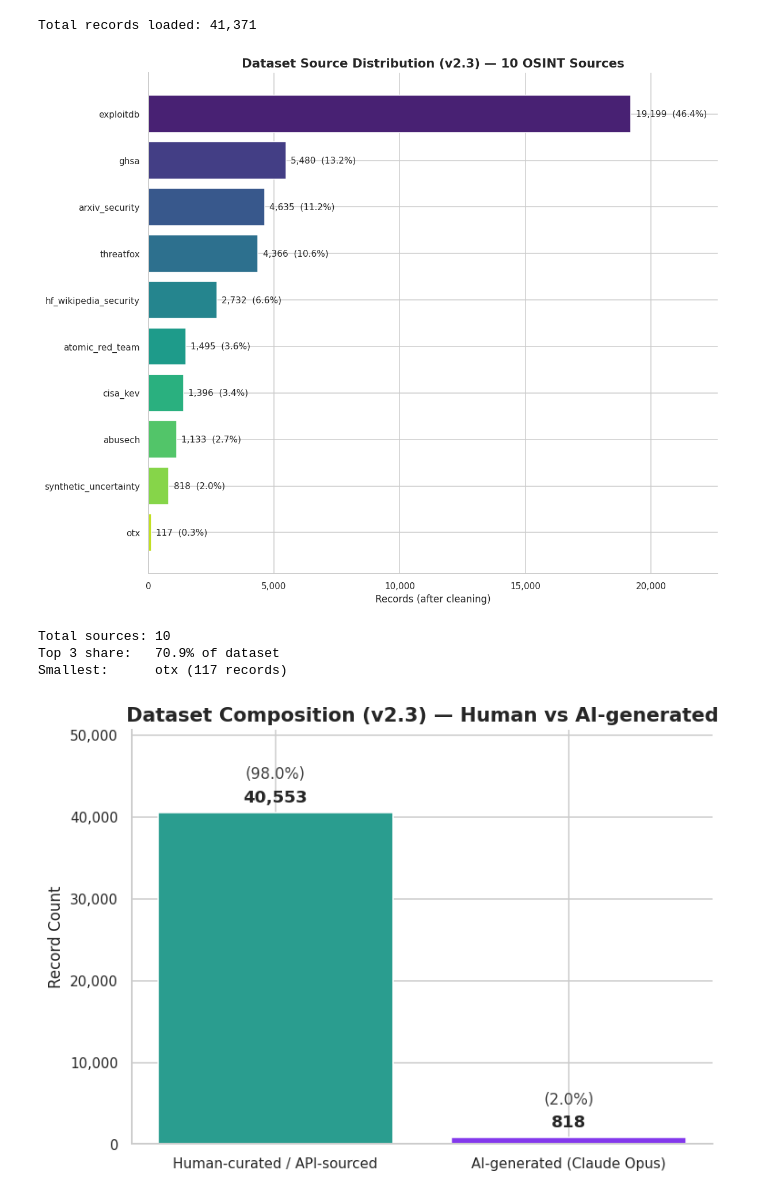
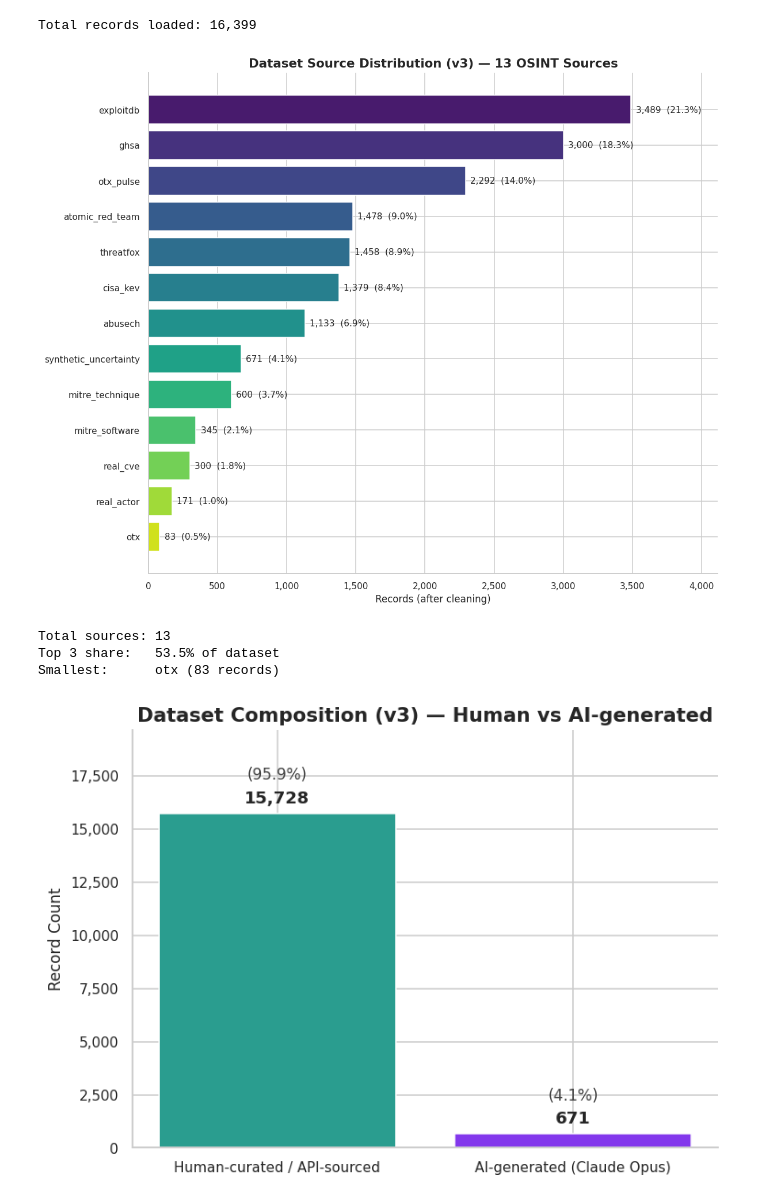
Before and after one commit to m-maximuz/TextScout, a Jupyter notebook: eda.ipynb, the cells around one changed output. Saved outputs shown, nothing was run; the diff lists cells and outputs as text; code cells hidden in the pictures.

```diff
--- a/eda.ipynb
+++ b/eda.ipynb
@@ -36,56 +36,57 @@ def add_value_labels_v(ax, values, fmt="{:,}", pad_frac=0.02, fontsize=10):
         ax.text(i, v + pad, fmt.format(int(v)),
                 ha="center", va="bottom", fontsize=fontsize)
 
-CLEANED = os.path.expanduser("~/osint-project/data/02_processed/v3_3_cleaned.jsonl")
-OUT_DIR = os.path.expanduser("~/osint-project/reports/eda")
+SPLIT_DIR = os.path.expanduser("~/osint-project/data/03_splits_v3.4")
+OUT_DIR   = os.path.expanduser("~/osint-project/reports/eda")
 os.makedirs(OUT_DIR, exist_ok=True)
 
 records = []
-with open(CLEANED) as f:
-    for line in f:
-        try:
-            records.append(json.loads(line))
-        except Exception:
-            pass
+for split in ("train", "valid", "test"):
+    with open(os.path.join(SPLIT_DIR, f"{split}.jsonl")) as f:
+        for line in f:
+            try:
+                records.append(json.loads(line))
+            except Exception:
+                pass
 
 total = len(records)
 print(f"Total records loaded: {total:,}")
 # %% [output]
-Total records loaded: 41,371
+Total records loaded: 16,399
 # %%
 source_counts = collections.Counter(r.get("source", "unknown") for r in records)
 items   = source_counts.most_common()
 labels  = [s for s, _ in items]
 counts  = [c for _, c in items]
 pcts    = [c / total * 100 for c in counts]
 
 fig, ax = plt.subplots(figsize=(11, 9))
 palette = sns.color_palette("viridis", n_colors=len(labels))
 y_pos   = list(range(len(labels)))[::-1]  # largest at top
 ax.barh(y_pos, counts, color=palette, edgecolor="white")
 ax.set_yticks(y_pos)
 ax.set_yticklabels(labels)
 ax.set_xlabel("Records (after cleaning)")
-ax.set_title(f"Dataset Source Distribution (v2.3) — {len(labels)} OSINT Sources")
+ax.set_title(f"Dataset Source Distribution (v3) — {len(labels)} OSINT Sources")
 ax.xaxis.set_major_formatter(THOUSANDS)
 xmax = max(counts)
 for y, v, p in zip(y_pos, counts, pcts):
     ax.text(v + xmax * 0.01, y, f"{v:,}  ({p:.1f}%)",
             va="center", ha="left", fontsize=10)
 ax.set_xlim(0, xmax * 1.18)
 sns.despine(ax=ax, left=False)
 plt.tight_layout()
 plt.savefig(f"{OUT_DIR}/source_distribution.png")
 plt.show()
 
 print(f"\nTotal sources: {len(labels)}")
 print(f"Top 3 share:   {sum(counts[:3]) / total * 100:.1f}% of dataset")
 print(f"Smallest:      {labels[-1]} ({counts[-1]} records)")
 # %% [output]
-[figure, old version]
+[figure, new version]
-Total sources: 10
-Top 3 share:   70.9% of dataset
-Smallest:      otx (117 records)
+Total sources: 13
+Top 3 share:   53.5% of dataset
+Smallest:      otx (83 records)
 # %%
 SYNTHETIC = {"synthetic_uncertainty"}
 
@@ -99,7 +100,7 @@ fig, ax = plt.subplots(figsize=(7, 5))
 bars = ax.bar(labels, values,
               color=["#2a9d8f", "#8338ec"], edgecolor="white", linewidth=1)
 ax.set_ylabel("Record Count")
-ax.set_title("Dataset Composition (v2.3) — Human vs AI-generated")
+ax.set_title("Dataset Composition (v3) — Human vs AI-generated")
 ax.yaxis.set_major_formatter(THOUSANDS)
 ax.set_ylim(0, max(values) * 1.25)
 ymax = max(values)
@@ -115,7 +116,7 @@ plt.tight_layout()
 plt.savefig(f"{OUT_DIR}/real_vs_synthetic.png")
 plt.show()
 # %% [output]
-[figure, old version]
+[figure, new version]
 # %%
 lengths = []
 for r in records:
```
Also changed, not shown: parts of 6 cells of this notebook, 7 other files.
